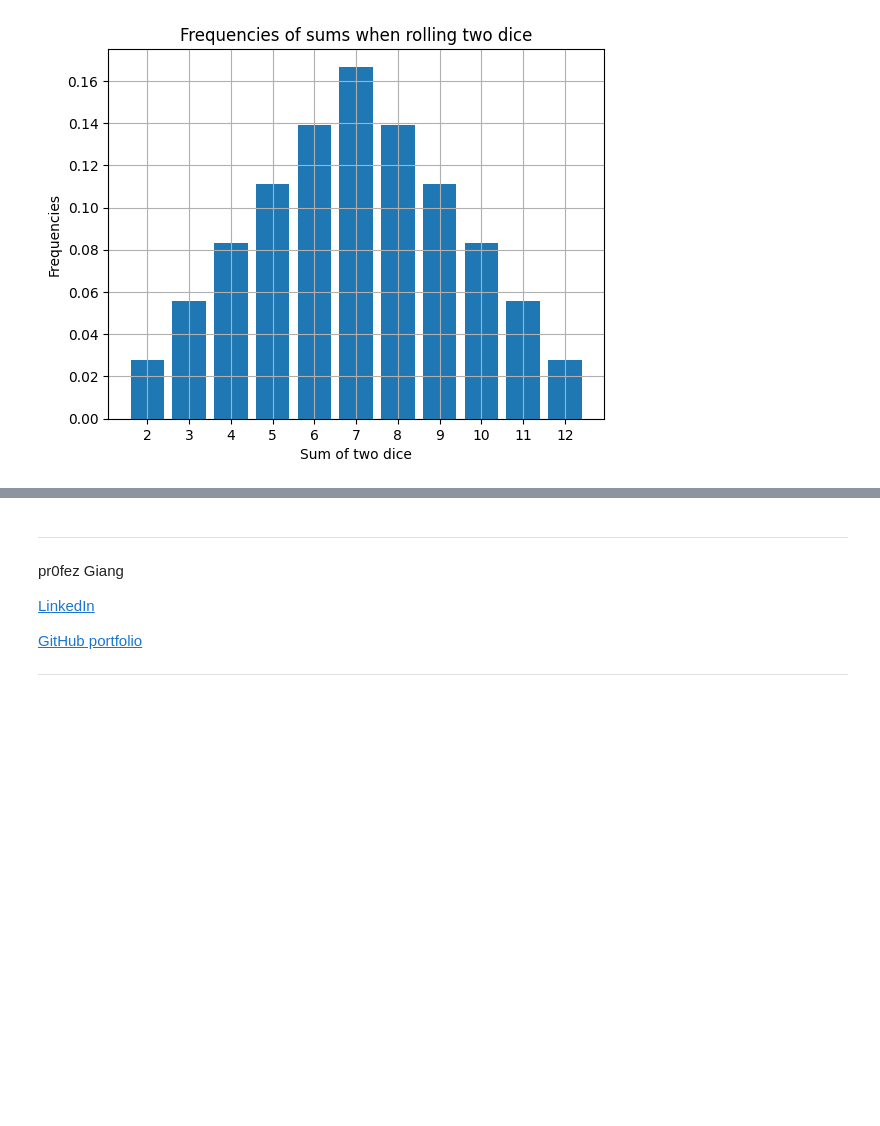
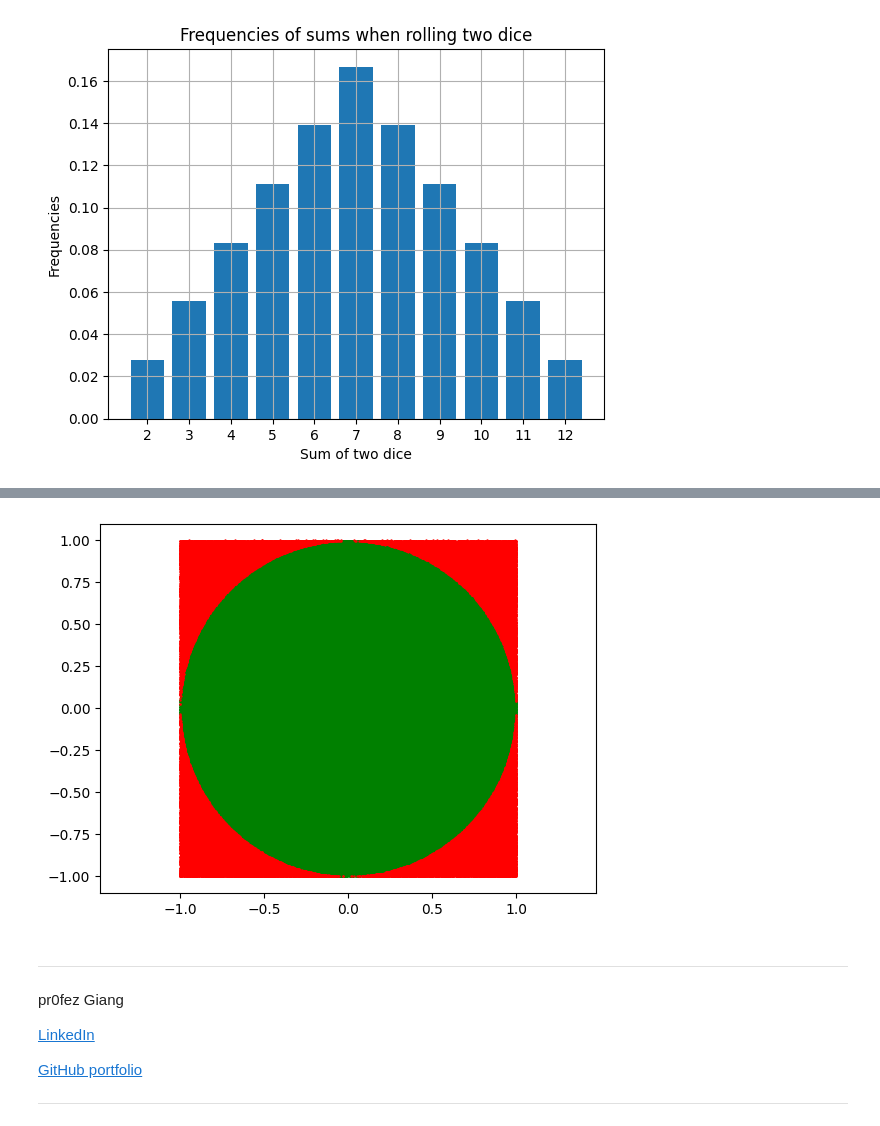
Before and after one commit to Horieh1989/exercise, a Jupyter notebook: E10-numpy.ipynb, the cells around one changed output, grey strips where cells are left out. Drawn from its saved outputs; the diff is of its cells as text; code cells hidden in the pictures; blank space fills up the shorter version.

Commit message:
add np.linalg.norm

```diff
--- a/E10-numpy.ipynb
+++ b/E10-numpy.ipynb
@@ -308,3 +305,21 @@ import matplotlib.pyplot as plt
+# %%
+import numpy as np
+import matplotlib.pyplot as plt
+
+
+x_cordinator=np.random.uniform(-1,1,500000)
+y_cordinator=np.random.uniform(-1,1,500000)
+points=np.stack([x_cordinator,y_cordinator] ,axis=1)
+r2=np.linalg.norm(points,axis=1)
+
+inside=r2<=1
+outside=r2>1
+plt.scatter(x_cordinator[inside],y_cordinator[inside],color="green",s=0.5)
+plt.scatter(x_cordinator[outside],y_cordinator[outside],color="red",s=0.5)
+plt.axis("equal")
+plt.show()
+# %% [output]
+[figure, added]
 # %% [markdown]
 ---
 
```
Also changed, not shown: parts of 1 cell of this notebook.
